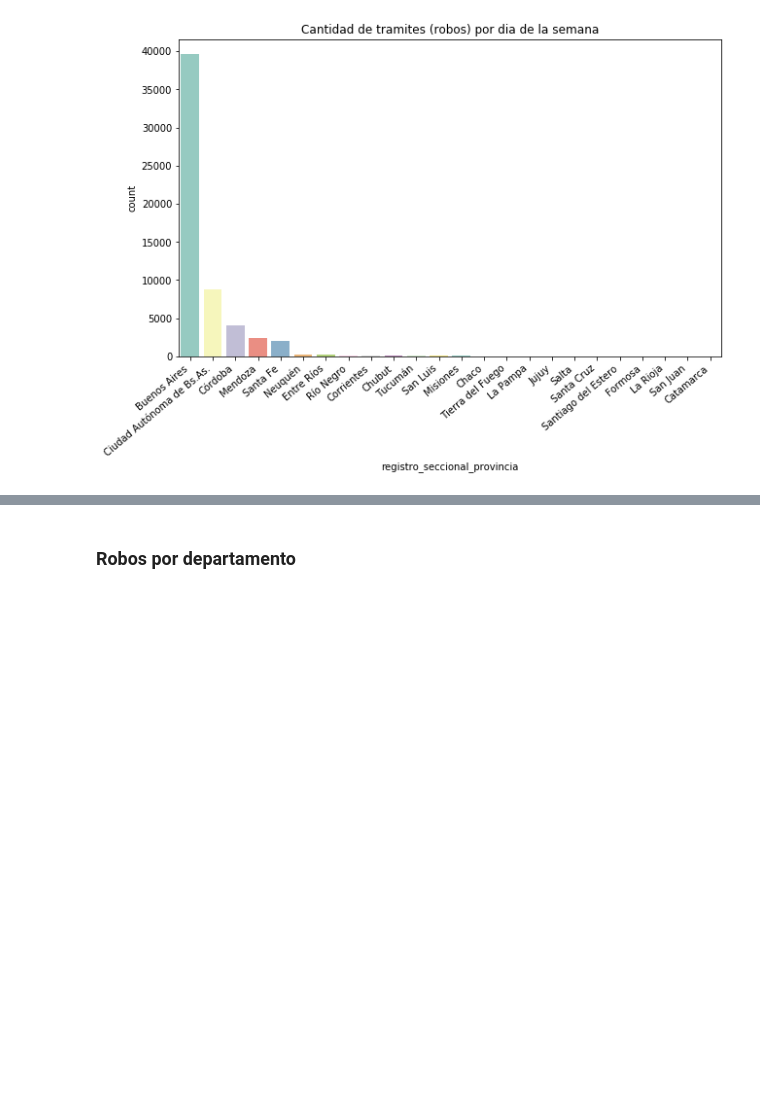
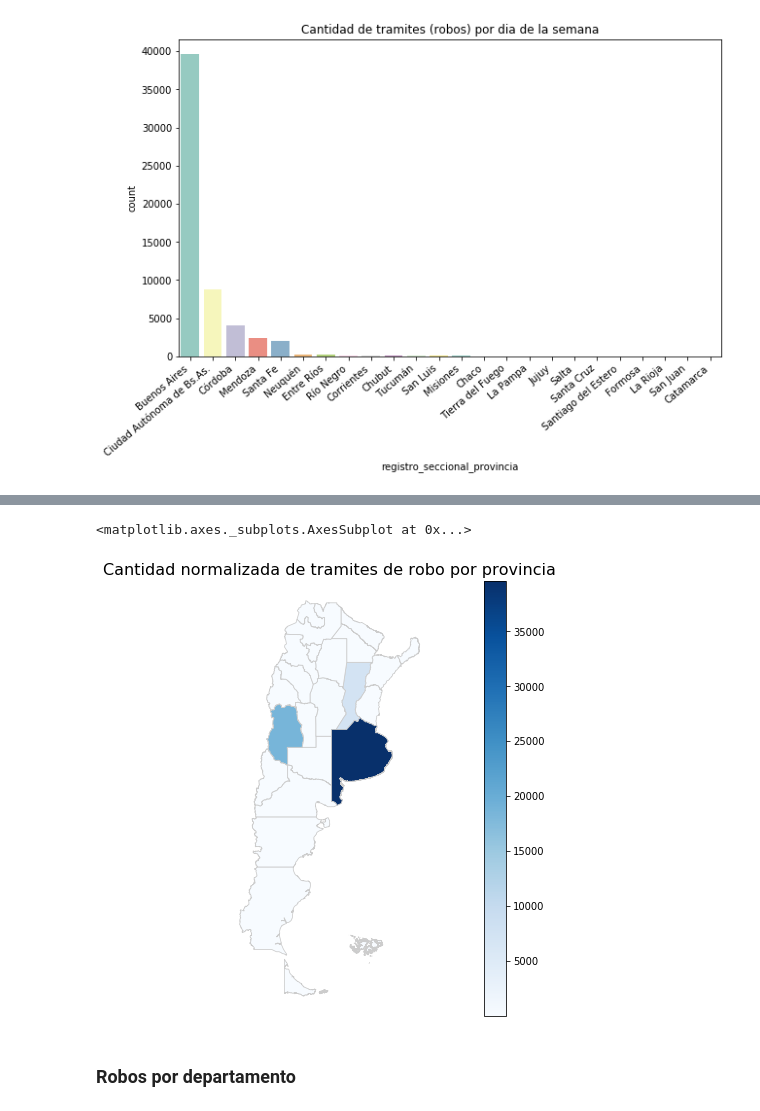
Before and after one commit to ilcarbo/robo_autos, a Jupyter notebook: EDA.ipynb, the cells around one changed output, grey strips where cells are left out. Cells and saved outputs as stored; diff of their text form; code cells hidden in the pictures; blank space fills up the shorter version.

```diff
--- a/EDA.ipynb
+++ b/EDA.ipynb
@@ -512,0 +536,9 @@ provincias_en_Argentina.plot(column='tramite_tipo', cmap='Blues', linewidth=0.8,
+# %%
+patentados_por_provincia = pd.read_csv('./accesorios/Patentamiento autos.csv', sep=';', encoding='latin-1')
+patentados_por_provincia = patentados_por_provincia.rename(columns={"CABA": "Ciudad Autónoma de Bs.As."})
+patentados_por_provincia = patentados_por_provincia.iloc[:,2:].sum(axis = 0)
+patentados_por_provincia = pd.DataFrame(data = patentados_por_provincia.values, index = patentados_por_provincia.index, columns=['Patentados'])
+# %%
+provincias_en_Argentina = provincias_en_Argentina.merge(patentados_por_provincia, left_on='nam', right_index=True)
+provincias_en_Argentina["Robos_norm"] = provincias_en_Argentina["tramite_tipo"]/provincias_en_Argentina["Patentados"]
+provincias_en_Argentina
@@ -513,2 +563,23 @@ provincias_en_Argentina.plot(column='tramite_tipo', cmap='Blues', linewidth=0.8,
+# %%
+# Ploteo los robos absolutos por provincia
+
+# Tamaño de la figura
+fig, ax = plt.subplots(1, figsize=(20, 8))
+# Título
+ax.set_title('Cantidad normalizada de tramites de robo por provincia', fontdict={'fontsize': '16', 'fontweight' : '3'})
+# Borro los ejes
+ax.axis('off')
+
+# Creo el colorbar
+sm = plt.cm.ScalarMappable(cmap='Blues', norm=plt.Normalize(vmin=min(robados_por_provincia), vmax=max(robados_por_provincia)))
+sm._A = []
+cbar = fig.colorbar(sm)
+
+# Plotea final
+provincias_en_Argentina = provincias_en_Argentina.to_crs({'init': 'epsg:3395'}) # Lo paso a Mercator
+provincias_en_Argentina.plot(column='Robos_norm', cmap='Blues', linewidth=0.8, ax=ax, edgecolor='0.8')
+# %% [output]
+<matplotlib.axes._subplots.AxesSubplot at 0x...>
+[figure, added]
 # %% [markdown]
 ### Robos por departamento
```
Also changed, not shown: parts of 6 cells of this notebook, 2 other files.
